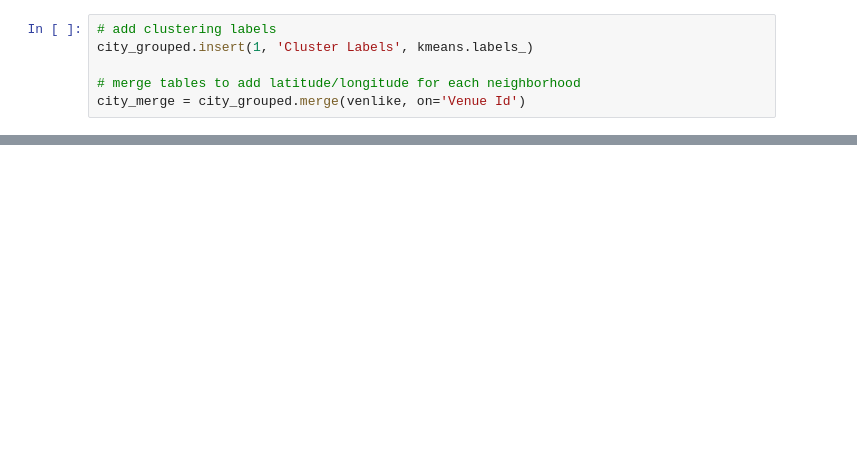
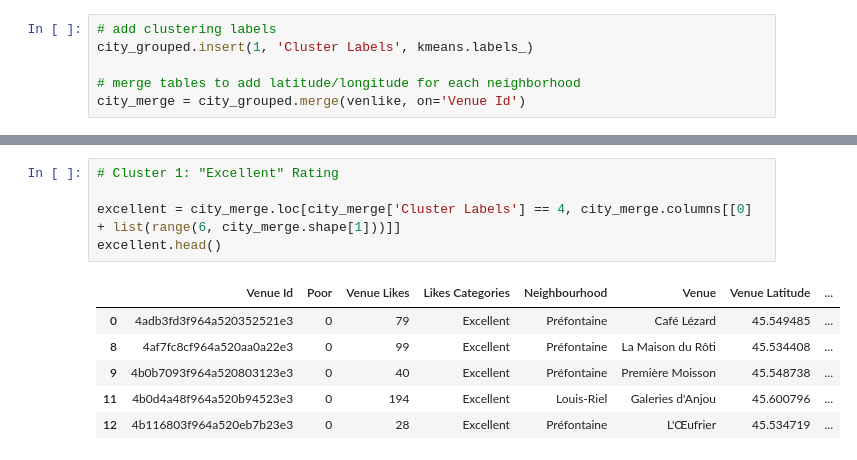
Before and after one commit to jlbdash/CapstoneProject, a Jupyter notebook: Montreal.ipynb, the cells around one changed output, grey strips where cells are left out. Saved outputs shown, nothing was run; the diff lists cells and outputs as text; blank space fills up the shorter version.

```diff
--- a/Montreal.ipynb
+++ b/Montreal.ipynb
@@ -304 +419,13 @@ city_merge.loc[city_merge['Cluster Labels'] == 0, city_merge.columns[[0] + list(
+# %%
+# Cluster 1: "Excellent" Rating
+
+excellent = city_merge.loc[city_merge['Cluster Labels'] == 4, city_merge.columns[[0] + list(range(6, city_merge.shape[1]))]]
+excellent.head()
+# %% [output]
+|  | Venue Id | Poor | Venue Likes | Likes Categories | Neighbourhood | Venue | Venue Latitude | ... |
+| 0 | 4adb3fd3f964a520352521e3 | 0 | 79 | Excellent | Préfontaine | Café Lézard | 45.549485 | ... |
+| 8 | 4af7fc8cf964a520aa0a22e3 | 0 | 99 | Excellent | Préfontaine | La Maison du Rôti | 45.534408 | ... |
+| 9 | 4b0b7093f964a520803123e3 | 0 | 40 | Excellent | Préfontaine | Première Moisson | 45.548738 | ... |
+| 11 | 4b0d4a48f964a520b94523e3 | 0 | 194 | Excellent | Louis-Riel | Galeries d'Anjou | 45.600796 | ... |
+| 12 | 4b116803f964a520eb7b23e3 | 0 | 28 | Excellent | Préfontaine | L'Œufrier | 45.534719 | ... |
 # %%
```
Also changed, not shown: parts of 24 cells of this notebook.
